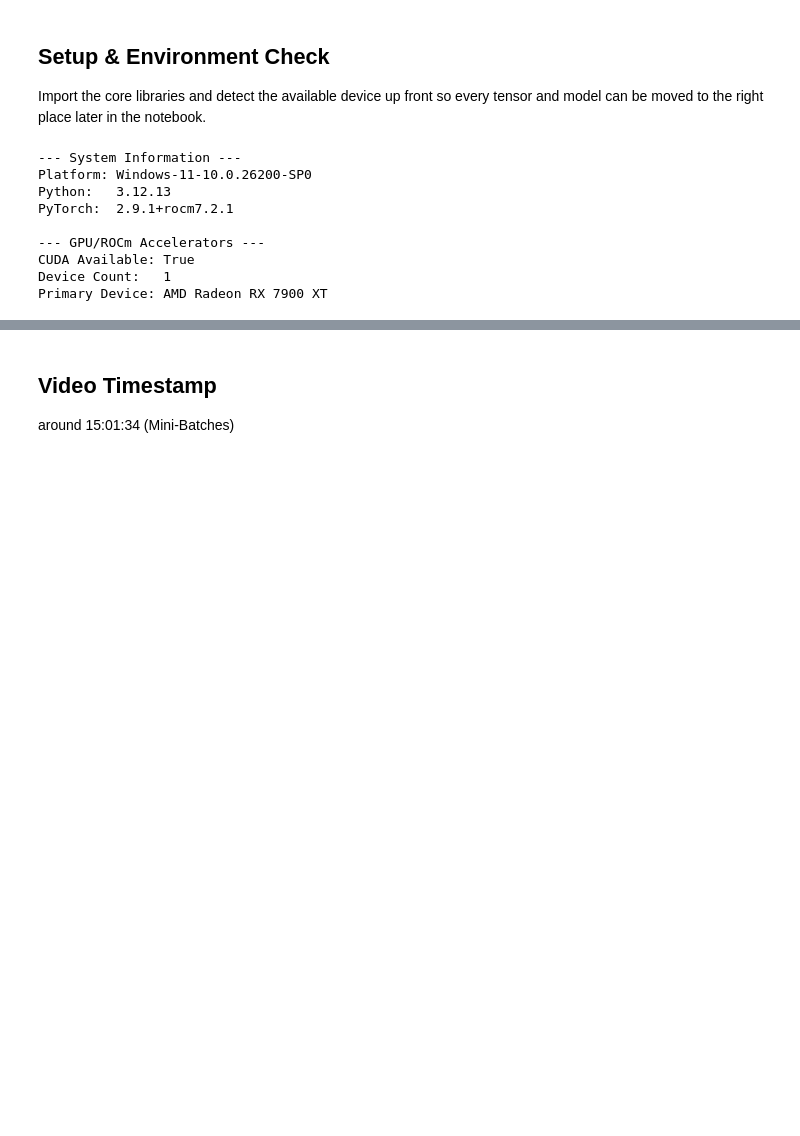
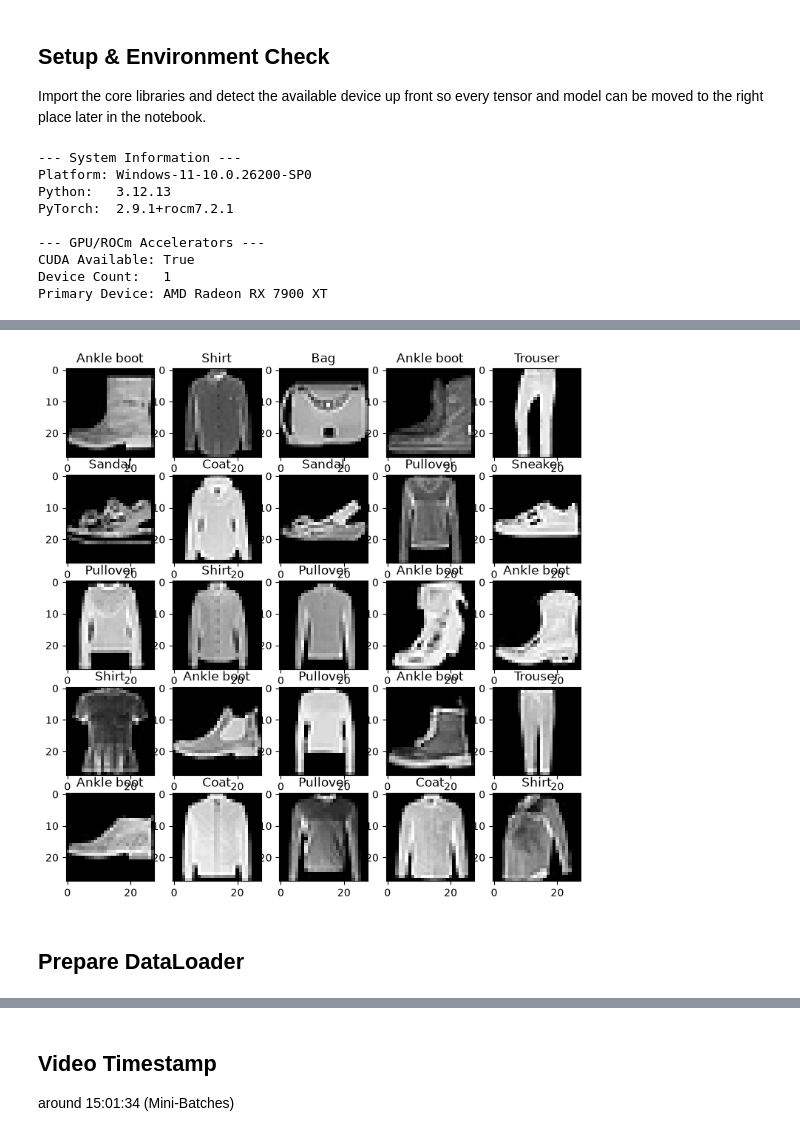
Before and after one commit to LovepreetSinghGhuman/PyTorch_Mastery, a Jupyter notebook: 03_PyTorch_Computer_Vision.ipynb, the cells around one changed output, grey strips where cells are left out. Drawn from its saved outputs; the diff is of its cells as text; code cells hidden in the pictures; blank space fills up the shorter version.

Commit message:
Prep DataLoader

```diff
--- a/03_PyTorch_Computer_Vision.ipynb
+++ b/03_PyTorch_Computer_Vision.ipynb
@@ -58,0 +59,18 @@ Using Fashion MNEST dataset.
+# %%
+train_data = datasets.FashionMNIST(
+    root="data",
+    train=True,
+    download=True,
+    transform=transforms.ToTensor(),
+    target_transform=None
+)
+
+test_data = datasets.FashionMNIST(
+    root="data",
+    train=False,
+    download=True,
+    transform=transforms.ToTensor(),
+    target_transform=None
+)
+
+len(train_data), len(test_data)
@@ -58,0 +86,4 @@ Using Fashion MNEST dataset.
+# %%
+image, label = train_data[0]
+print(f"Image shape: {image.shape}, Label: {label}, Class Name: {train_data.classes[label]}")
+image
@@ -58,0 +109,15 @@ Using Fashion MNEST dataset.
+# %%
+torch.manual_seed(42)
+torch.cuda.manual_seed(42)
+fig = plt.figure(figsize=(9, 9))
+rows, cols = 5, 5
+for i in range(1, rows * cols + 1):
+    random_idx = torch.randint(0, len(train_data), size=[1]).item()
+    img, label = train_data[random_idx]
+    fig.add_subplot(rows, cols, i)
+    plt.imshow(img.squeeze(), cmap="gray")
+    plt.title(train_data.classes[label])
+# %% [output]
+[figure, added]
+# %% [markdown]
+## Prepare DataLoader
```
Also changed, not shown: parts of 5 cells of this notebook.
